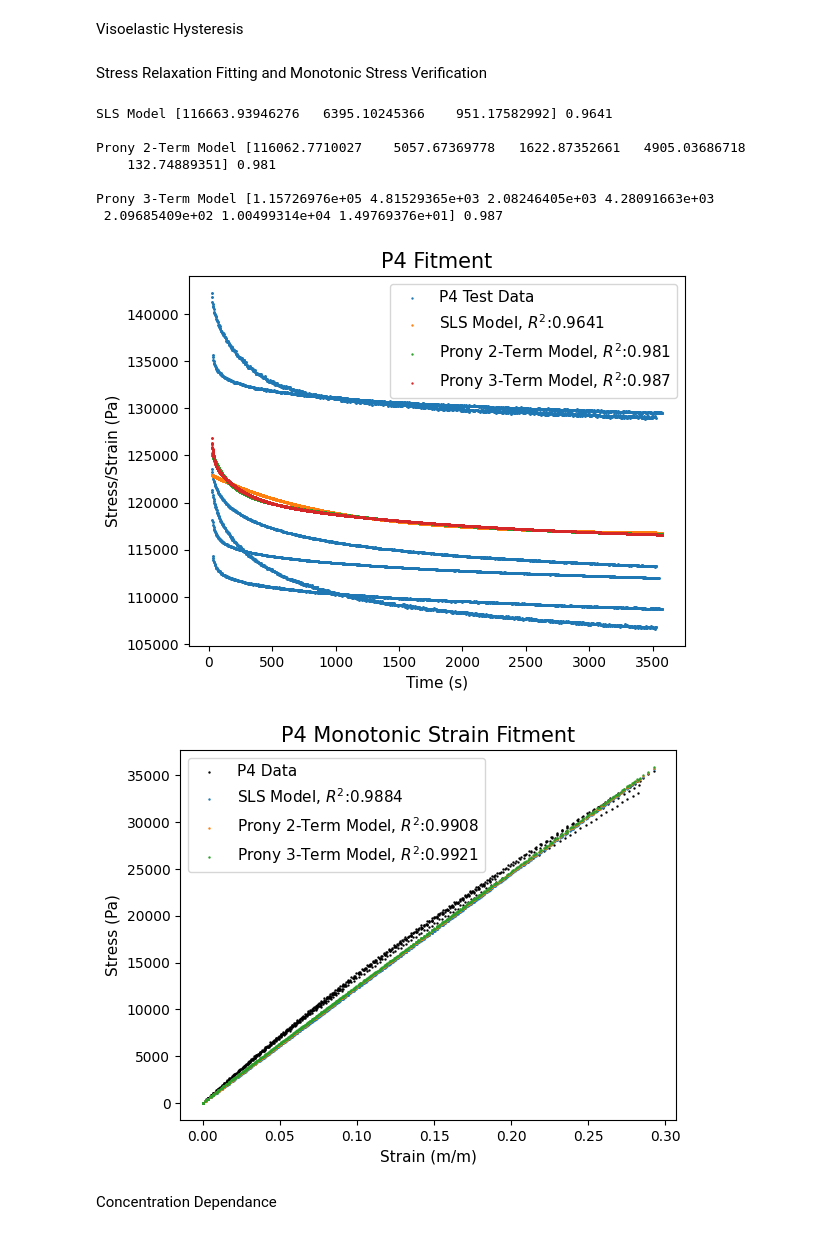
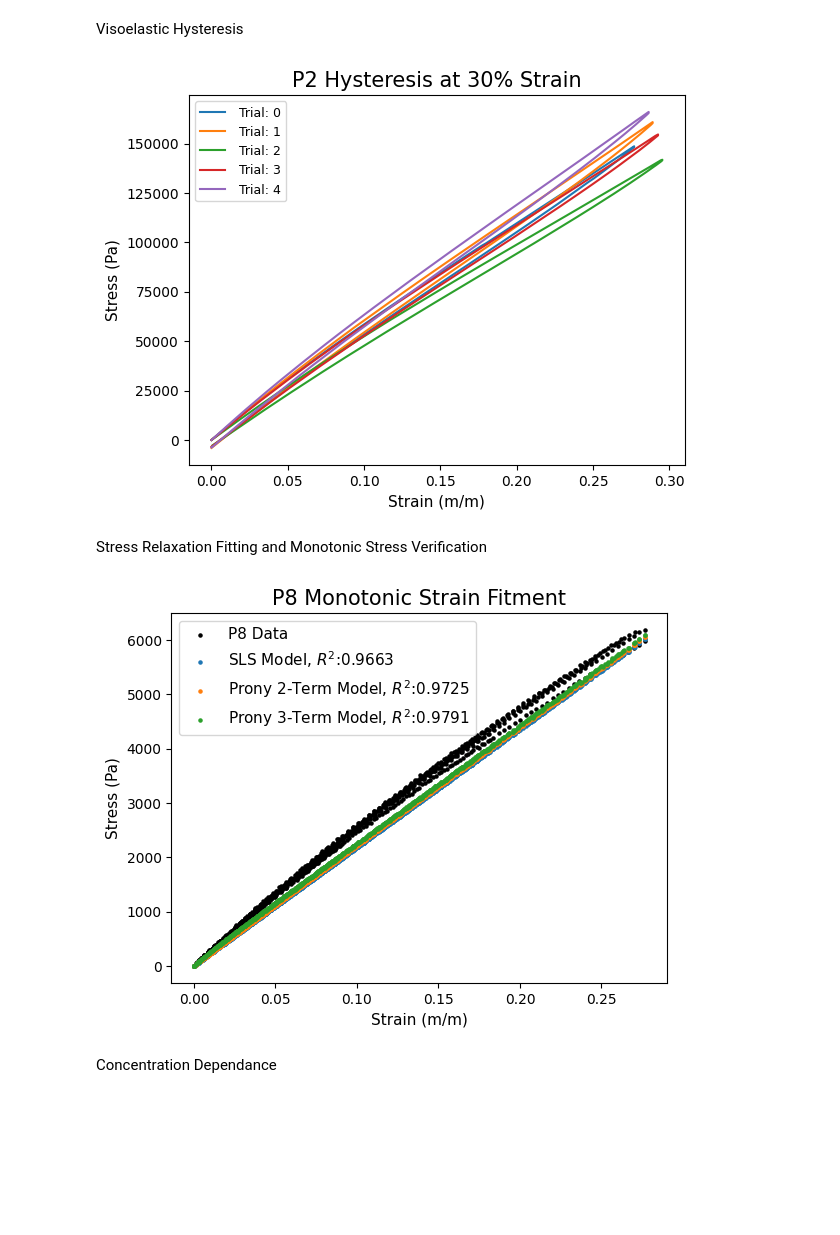
Before and after one commit to TheDuckenEngineer/PVC-Tensile-Experiment, a Jupyter notebook: Viscoelastic fitting.ipynb, the cells around one changed output. Saved outputs shown, nothing was run; the diff lists cells and outputs as text; code cells hidden in the pictures; blank space fills up the shorter version.

Commit message:
updated the figures to have thicker data points

```diff
--- a/Viscoelastic fitting.ipynb
+++ b/Viscoelastic fitting.ipynb
@@ -9,7 +9,7 @@ def MonotonicDataViewer(plastiRatio):
     fileNames = [i for i in os.listdir(f'Data/Viscoelastic Data/{folderName}') if i.endswith('.xlsx') and i.find(plastiRatio) != -1]
 
     # plot parameters
-    markerSize = 0.5
+    markerSize = 5
     titleSize = 15
     axisSize = 12
     legendSize = 11
@@ -44,7 +44,7 @@ def RelaxationDataViewer(plastiRatio):
     fileNames = [i for i in os.listdir(f'Data/Viscoelastic Data/{folderName}') if i.endswith('.xlsx') and i.find(plastiRatio) != -1]
 
     # plot parameters
-    markerSize = 0.5
+    markerSize = 5
     titleSize = 15
     axisSize = 12
     legendSize = 11
@@ -107,7 +110,7 @@ def HysteresisDataViewer(plastiRatio):
     fileNames = [i for i in os.listdir(f'Data/Viscoelastic Data/{folderName}') if i.endswith('.xlsx') and i.find(plastiRatio) != -1]
 
     # plot parameters
-    markerSize = 0.5
+    markerSize = 5
     titleSize = 15
     axisSize = 11
     legendSize = 9
@@ -133,6 +136,8 @@ def HysteresisDataViewer(plastiRatio):
 for plastiRatio in ['P2']:# 'P4', 'P6', 'P8']:
    HysteresisDataViewer(plastiRatio)
 plt.show()
+# %% [output]
+[figure, added]
 # %% [markdown]
 Stress Relaxation Fitting and Monotonic Stress Verification
 # %%
@@ -185,7 +190,7 @@ def StressRelaxFitting(modelBoundaries, plastiRatio):
         }
 
     # plot parameters
-    markerSize = 0.5
+    markerSize = 5
     titleSize = 15
     axisSize = 11
     legendSize = 11
@@ -316,7 +321,7 @@ def MonotonicStressVerification(plastiRatio):
     Data = np.zeros([0, 3])
 
     # plot parameters
-    markerSize = 0.5
+    markerSize = 5
     titleSize = 15
     axisSize = 11
     legendSize = 11
@@ -366,44 +371,36 @@ def MonotonicStressVerification(plastiRatio):
         plt.title(f'{plastiRatio} Monotonic Strain Fitment', fontsize = titleSize)
         plt.legend(fontsize = legendSize)
 
 # # P2 boundaries
 # modelBoundaries = list([[(1e5, 1e6), (0.5e4, 1e5), (500, 1200)], # SLS
 #                         [(1e5, 1e6), (0.5e4, 1e5), (1000, 2000), (1e3, 1e5), (50, 200)], # Proney 2 term
 #                         [(1e5, 1e6), (0.5e4, 1e5), (1000, 2000), (1e3, 1e5), (90, 200), (1e3, 1e5), (20, 100)] # Proney 3 term
 #                         ])
 
 # P4 boundaries
 modelBoundaries = list([[(1e4, 5e5), (1e3, 1e4), (800, 1500)], # SLS
                         [(1e4, 5e5), (1e3, 1e4), (1200, 2200), (0.5e3, 5e4), (50, 200)], # Proney 2 term
                         [(1e4, 5e5), (1e3, 1e4), (1700, 2700), (1e3, 1e5), (150, 295), (1e4, 2e5), (10, 50)] # Proney 3 term
                         ])
 
 # # P6 boundaries
 # modelBoundaries = list([[(1e4, 1e5), (1e2, 5e3), (600, 1500)], # SLS
 #                         [(1e4, 5e5), (1e2, 1e4), (1300, 2000), (1e2, 1e4), (50, 200)], # Proney 2 term
 #                         [(1e4, 1e5), (1e2, 1e4), (1800, 2700), (1e2, 1e4), (125, 275), (1e2, 1.5e4), (3, 50)] # Proney 3 term
 #                         ])
 
 # # P8 boundaries
 # modelBoundaries = list([[(1e3, 5e4), (10, 1e3), (600, 1500)], # SLS
 #                         [(1e4, 5e5), (10, 1e3), (1000, 2300), (1e2, 1e4), (60, 200)], # Proney 2 term
 #                         [(1e4, 1e5), (1e2, 1e4), (1800, 2700), (1e2, 1e4), (125, 275), (1e2, 1e4), (5, 50)]
 #                         ]) # Proney 3 term
 
 # P2, P4, and P8 are done.
-plastiRatio = 'P4'
-StressRelaxFitting(modelBoundaries, plastiRatio)
+plastiRatio = 'P8'
+# StressRelaxFitting(modelBoundaries, plastiRatio)
 MonotonicStressVerification(plastiRatio)
 # %% [output]
-SLS Model [116663.93946276   6395.10245366    951.17582992] 0.9641
-
-Prony 2-Term Model [116062.7710027    5057.67369778   1622.87352661   4905.03686718
-    132.74889351] 0.981
-
-Prony 3-Term Model [1.15726976e+05 4.81529365e+03 2.08246405e+03 4.28091663e+03
- 2.09685409e+02 1.00499314e+04 1.49769376e+01] 0.987
-[figure, old version]
+[figure, new version]
-[figure, removed]
 # %% [markdown]
 Concentration Dependance
 # %%
```
Also changed, not shown: parts of 6 cells of this notebook, 1 other file.
